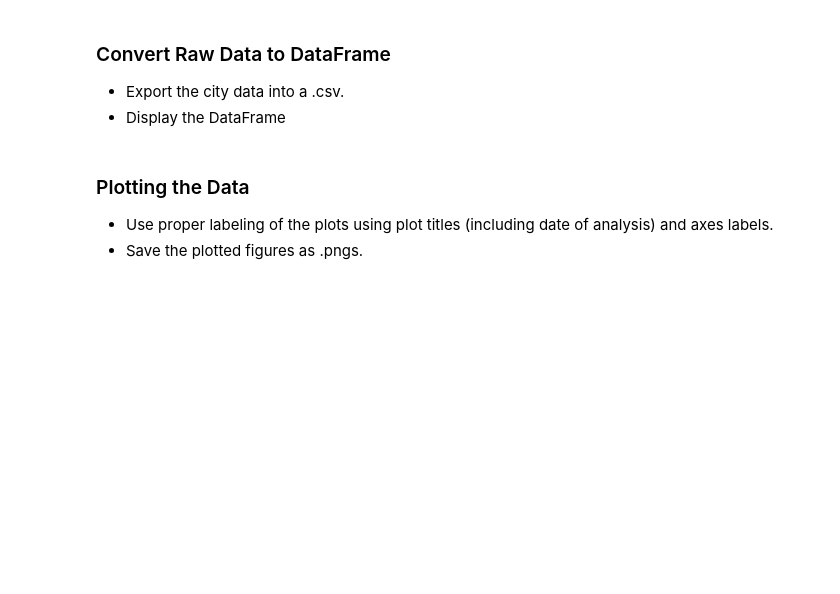
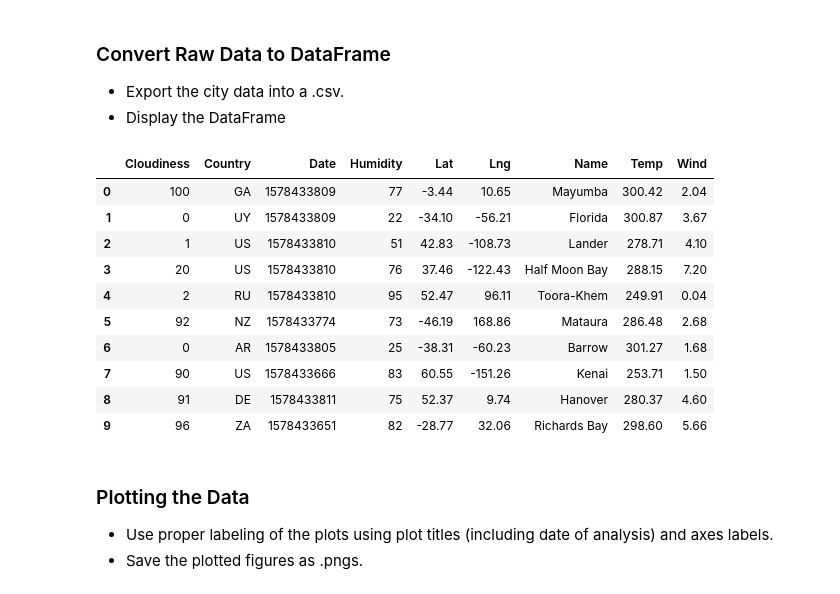
Before and after one commit to jdaltuvec/python-api-challenge, a Jupyter notebook: WeatherPy/WeatherPy.ipynb, the cells around one changed output. Cells and saved outputs as stored; diff of their text form; code cells hidden in the pictures; blank space fills up the shorter version.

```diff
--- a/WeatherPy/WeatherPy.ipynb
+++ b/WeatherPy/WeatherPy.ipynb
@@ -85,15 +111,29 @@ for city in cities:
 # %%
 df = pd.DataFrame([{
     'Name': d['name'],
     'Cloudiness': d['clouds']['all'],
     'Country': d['sys']['country'],
     'Date': d['dt'],
     'Humidity': d['main']['humidity'],
     'Lat': d['coord']['lat'],
     'Lng': d['coord']['lon'],
     'Temp': d['main']['temp_max'],
     'Wind': d['wind']['speed']
 } for d in city_data])
+
+df.head(10)
+# %% [output]
+|  | Cloudiness | Country | Date | Humidity | Lat | Lng | Name | Temp | Wind |
+| 0 | 100 | GA | 1578433809 | 77 | -3.44 | 10.65 | Mayumba | 300.42 | 2.04 |
+| 1 | 0 | UY | 1578433809 | 22 | -34.10 | -56.21 | Florida | 300.87 | 3.67 |
+| 2 | 1 | US | 1578433810 | 51 | 42.83 | -108.73 | Lander | 278.71 | 4.10 |
+| 3 | 20 | US | 1578433810 | 76 | 37.46 | -122.43 | Half Moon Bay | 288.15 | 7.20 |
+| 4 | 2 | RU | 1578433810 | 95 | 52.47 | 96.11 | Toora-Khem | 249.91 | 0.04 |
+| 5 | 92 | NZ | 1578433774 | 73 | -46.19 | 168.86 | Mataura | 286.48 | 2.68 |
+| 6 | 0 | AR | 1578433805 | 25 | -38.31 | -60.23 | Barrow | 301.27 | 1.68 |
+| 7 | 90 | US | 1578433666 | 83 | 60.55 | -151.26 | Kenai | 253.71 | 1.50 |
+| 8 | 91 | DE | 1578433811 | 75 | 52.37 | 9.74 | Hanover | 280.37 | 4.60 |
+| 9 | 96 | ZA | 1578433651 | 82 | -28.77 | 32.06 | Richards Bay | 298.60 | 5.66 |
 # %% [markdown]
 ### Plotting the Data
 * Use proper labeling of the plots using plot titles (including date of analysis) and axes labels.
```
Also changed, not shown: parts of 13 cells of this notebook, 4 other files.
